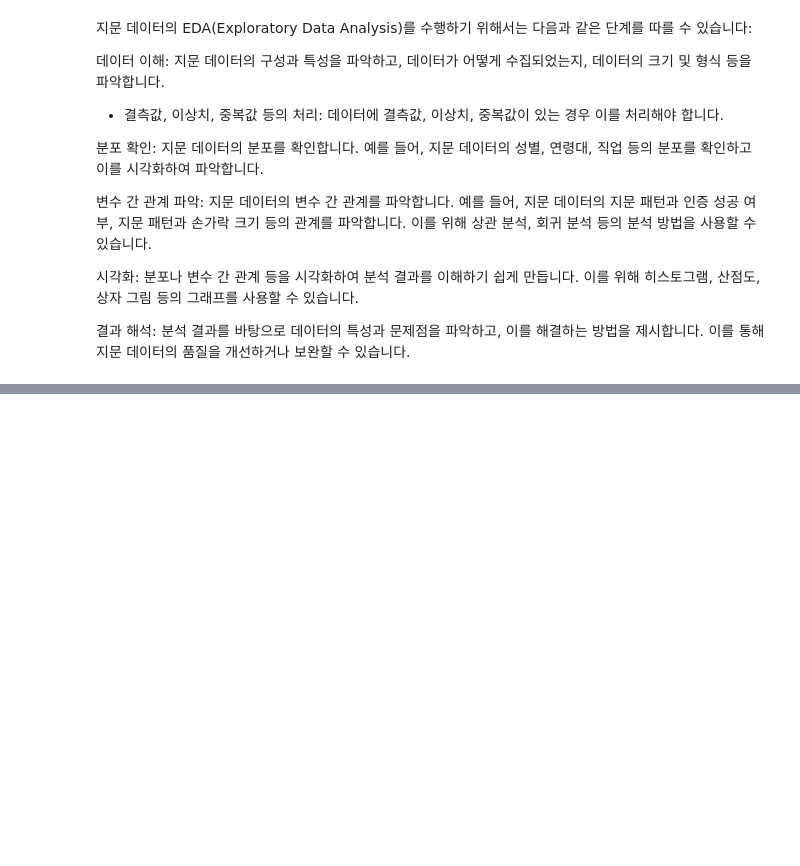
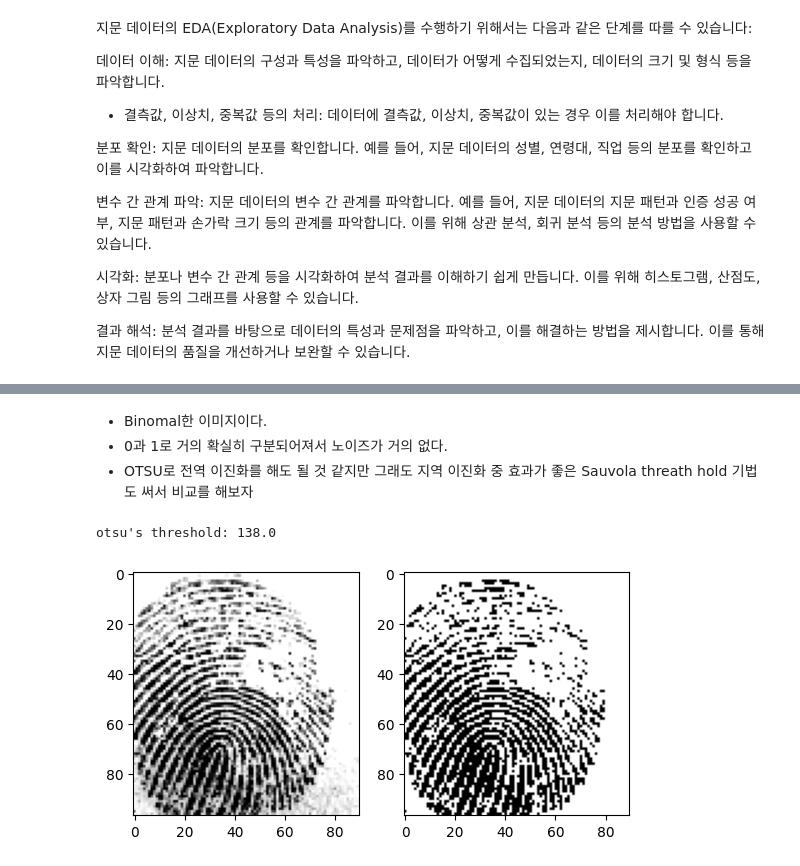
Before and after one commit to HanWoongRyu/study_fingerprint, a Jupyter notebook: DataEDA.ipynb, the cells around one changed output, grey strips where cells are left out. Cells and saved outputs as stored; diff of their text form; code cells hidden in the pictures; blank space fills up the shorter version.

```diff
--- a/DataEDA.ipynb
+++ b/DataEDA.ipynb
@@ -122,0 +182,24 @@ for i, data in enumerate(zip(altered_easy_images[:3],altered_medium_images[:3],a
+# %% [markdown]
+- Binomal한 이미지이다.
+- 0과 1로 거의 확실히 구분되어져서 노이즈가 거의 없다.
+- OTSU로 전역 이진화를 해도 될 것 같지만 그래도 지역 이진화 중 효과가 좋은 Sauvola threath hold 기법도 써서 비교를 해보자
+# %%
+
+import sys
+src = gt_images[20]
+
+if src is None:
+    print('Image load failed!')
+    sys.exit()
+
+th, dst = cv2.threshold(src, 0, 255, cv2.THRESH_BINARY | cv2.THRESH_OTSU)
+print("otsu's threshold:", th)  # 131
+
+fig, axes = plt.subplots(1,2)
+axes[0].imshow(src,cmap='gray')
+axes[0].set_title = 'src'
+axes[1].imshow(dst,cmap='gray')
+axes[1].set_title = 'dst'
+# %% [output]
+otsu's threshold: 138.0
+[figure, added]
```
Also changed, not shown: parts of 20 cells of this notebook, 2 other files.
